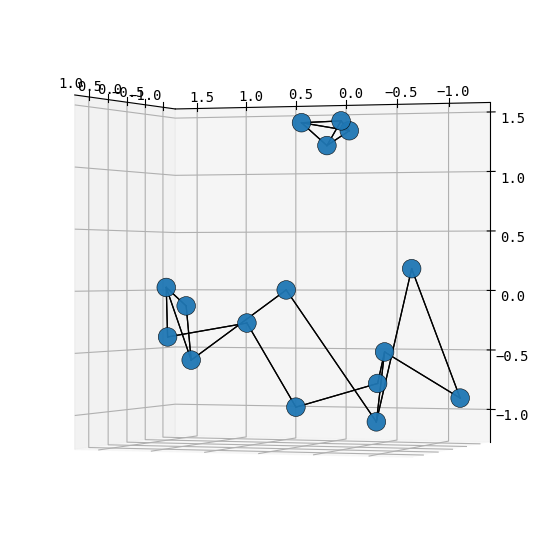
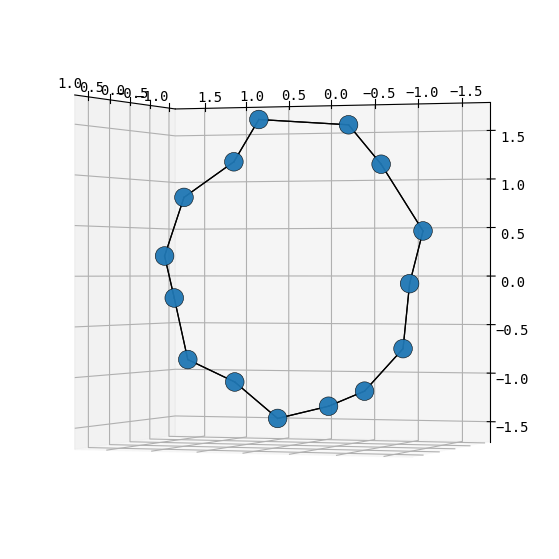
The change to this notebook cell's code, shown as a diff; its figure went from the first image to the second:
--- before
+++ after
@@ -3,17 +3,17 @@
 
 # Raw plotting constants for this block
-irregular_raw_elev = 70
-irregular_raw_azim = -90
-irregular_raw_roll = +90
-irregular_raw_axis_permutation = (0, 1, 2)
+cycle_raw_elev = 70
+cycle_raw_azim = -90
+cycle_raw_roll = +90
+cycle_raw_axis_permutation = (0, 1, 2)
 
 fig = plt.figure(figsize=(10, 7))
 ax = fig.add_subplot(111, projection='3d')
 
-_xi, _yi, _zi = irregular_raw_axis_permutation
+_xi, _yi, _zi = cycle_raw_axis_permutation
 ax.scatter(
-    irregular_reduced_embeddings[:, _xi],
-    irregular_reduced_embeddings[:, _yi],
-    irregular_reduced_embeddings[:, _zi],
+    cycle_reduced_embeddings[:, _xi],
+    cycle_reduced_embeddings[:, _yi],
+    cycle_reduced_embeddings[:, _zi],
     s=180,
     alpha=0.95,
@@ -22,14 +22,14 @@
 )
 
-for u, v in irregular_edge_list:
+for u, v in cycle_edge_list:
     ax.plot(
-        [irregular_reduced_embeddings[u, _xi], irregular_reduced_embeddings[v, _xi]],
-        [irregular_reduced_embeddings[u, _yi], irregular_reduced_embeddings[v, _yi]],
-        [irregular_reduced_embeddings[u, _zi], irregular_reduced_embeddings[v, _zi]],
+        [cycle_reduced_embeddings[u, _xi], cycle_reduced_embeddings[v, _xi]],
+        [cycle_reduced_embeddings[u, _yi], cycle_reduced_embeddings[v, _yi]],
+        [cycle_reduced_embeddings[u, _zi], cycle_reduced_embeddings[v, _zi]],
         color='k',
         linewidth=0.9,
     )
 
-ax.view_init(elev=float(irregular_raw_elev), azim=float(irregular_raw_azim), roll=float(irregular_raw_roll))
+ax.view_init(elev=float(cycle_raw_elev), azim=float(cycle_raw_azim), roll=float(cycle_raw_roll))
 plt.title("")
 plt.show()

Commit: transformer-decoder on tiny graphs